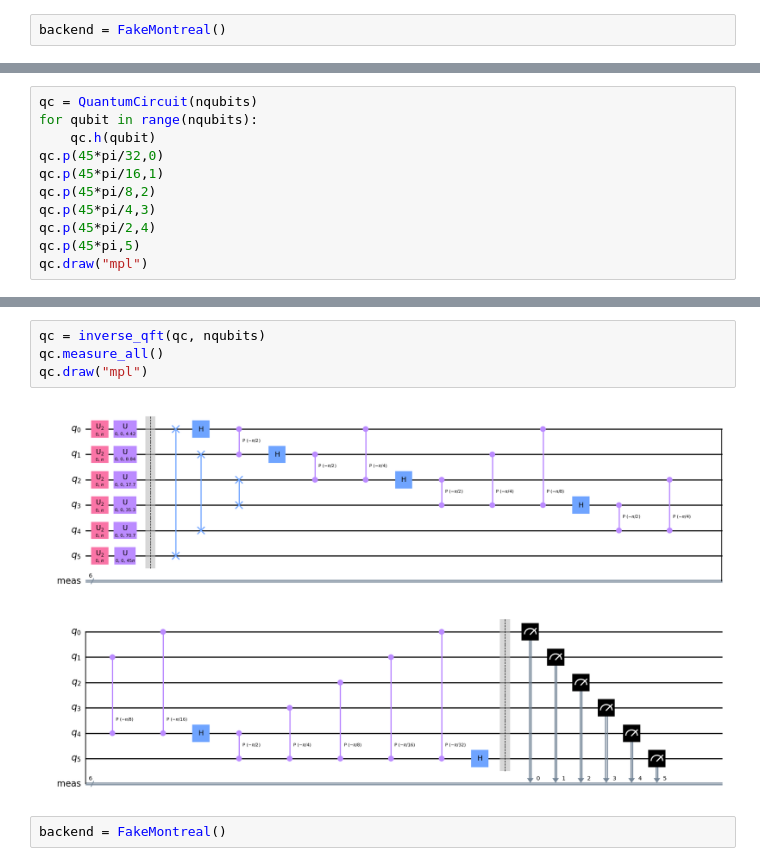
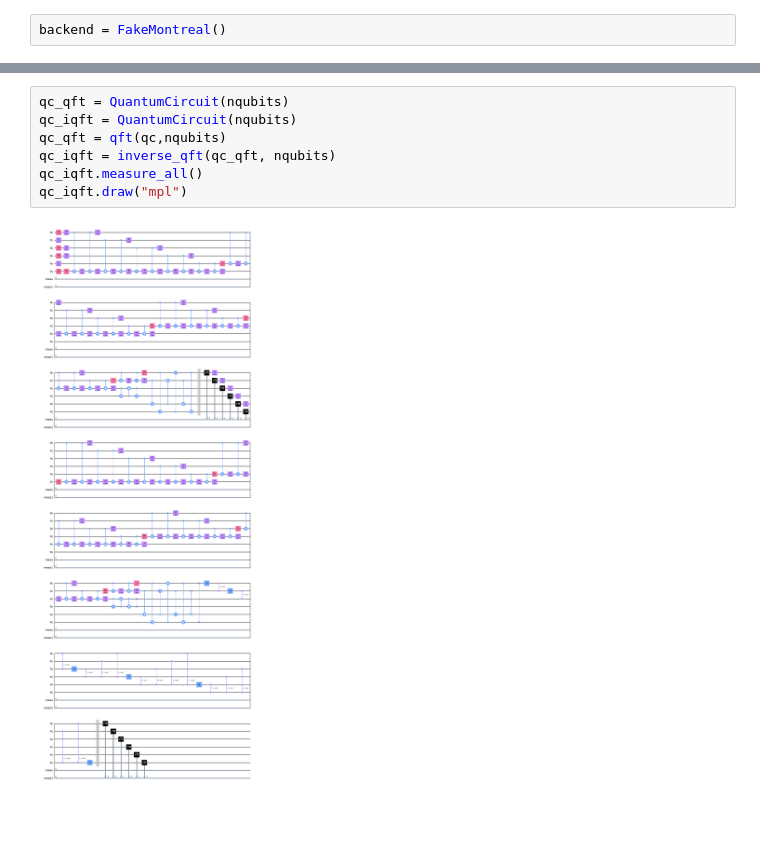
Before and after one commit to andy0000-droid/Quantum, a Jupyter notebook: QFT.ipynb, the cells around one changed output, grey strips where cells are left out. Saved outputs shown, nothing was run; the diff lists cells and outputs as text; blank space fills up the shorter version.

```diff
--- a/QFT.ipynb
+++ b/QFT.ipynb
@@ -142,11 +134,0 @@ counts
-# %%
-qc = QuantumCircuit(nqubits)
-for qubit in range(nqubits):
-    qc.h(qubit)
-qc.p(45*pi/32,0)
-qc.p(45*pi/16,1)
-qc.p(45*pi/8,2)
-qc.p(45*pi/4,3)
-qc.p(45*pi/2,4)
-qc.p(45*pi,5)
-qc.draw("mpl")
@@ -161,11 +135,12 @@ plot_bloch_multivector(statevector)
-# %%
-qc = inverse_qft(qc, nqubits)
-qc.measure_all()
-qc.draw("mpl")
-# %% [output]
-[figure, removed]
-# %%
-backend = FakeMontreal()
+# %%
+qc_qft = QuantumCircuit(nqubits)
+qc_iqft = QuantumCircuit(nqubits)
+qc_qft = qft(qc,nqubits)
+qc_iqft = inverse_qft(qc_qft, nqubits)
+qc_iqft.measure_all()
+qc_iqft.draw("mpl")
+# %% [output]
+[figure, added]
 # %%
 shots = 2048
 #transpiled_qc = transpile(qc, backend, optimization_level=3)
```
Also changed, not shown: parts of 14 cells of this notebook.
